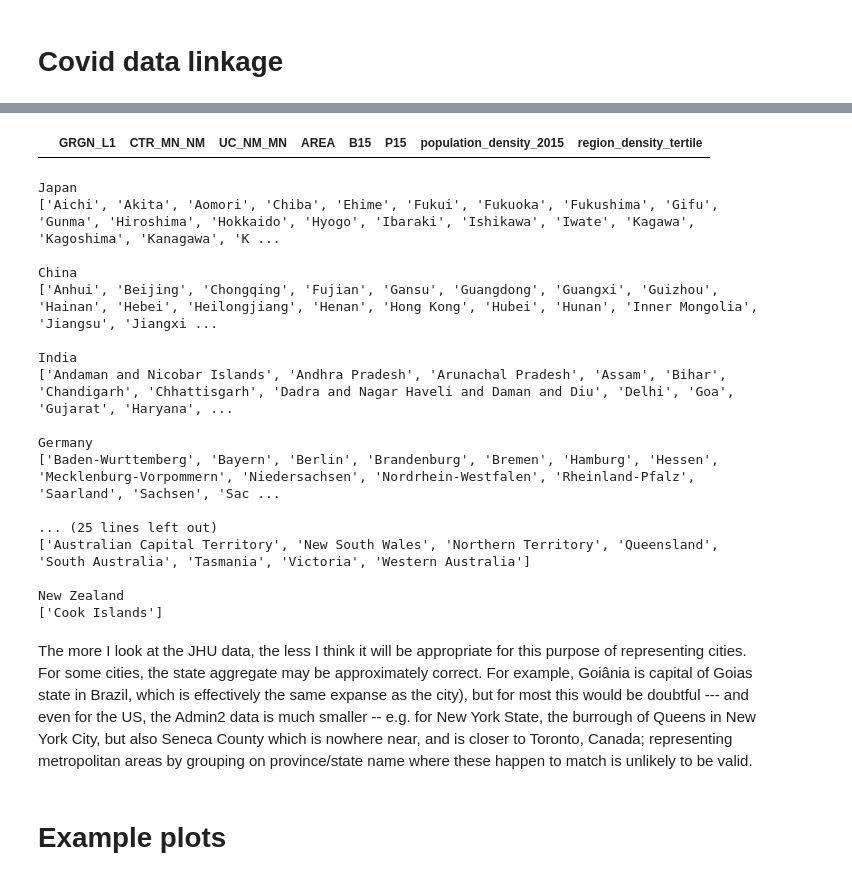
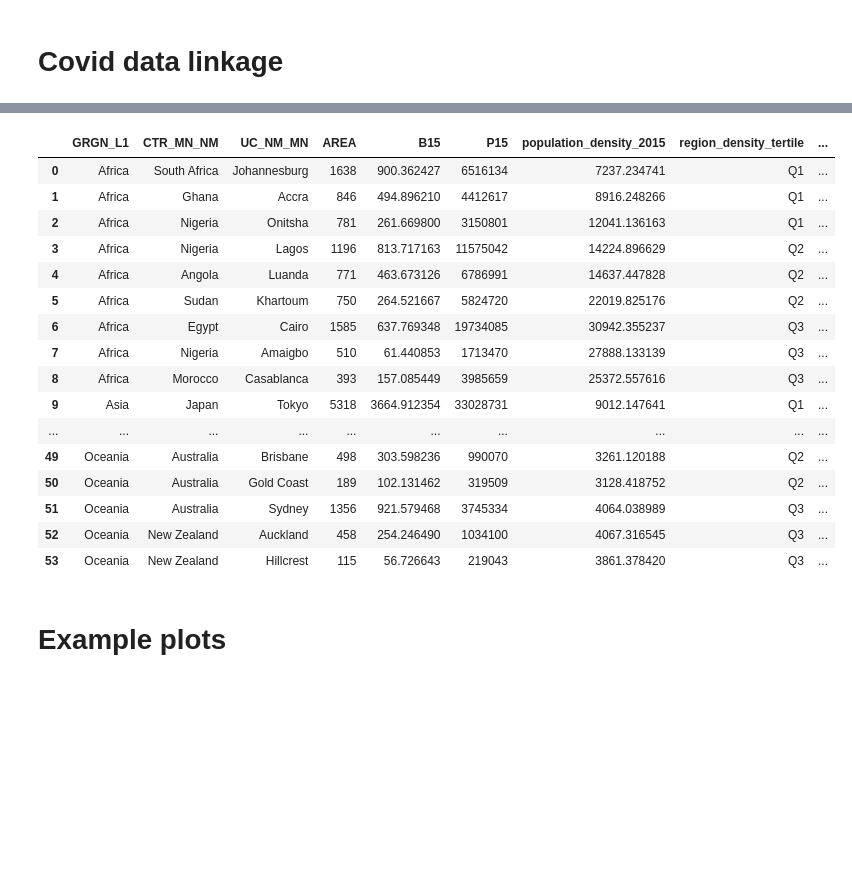
Before and after one commit to carlhiggs/urban_density_covid_linkage, a Jupyter notebook: Population and region data linkage.ipynb, the cells around one changed output, grey strips where cells are left out. Saved outputs shown, nothing was run; the diff lists cells and outputs as text; code cells hidden in the pictures; blank space fills up the shorter version.

```diff
--- a/Population and region data linkage.ipynb
+++ b/Population and region data linkage.ipynb
@@ -216,38 +184,24 @@ df[df['Country_Region'].isin(sample['CTR_MN_NM'])]
-# %%
-# Even the US data is problematic, unless grouped by province....
-
-sample.loc[(sample['CTR_MN_NM']=='US') &
-           (sample['UC_NM_MN'].isin(df['Admin2']))]
-# %% [output]
-|  | GRGN_L1 | CTR_MN_NM | UC_NM_MN | AREA | B15 | P15 | population_density_2015 | region_density_tertile |
-# %%
-# eg as per New York, its disaggregated into smaller Admin2 levels
-df.loc[df['Province_State']=='New York']
-
-# perhaps the assumption we can do is 'Province_State' is analogous to a city?
-for country in sample[sample['CTR_MN_NM'].isin(df['Country_Region'])]['CTR_MN_NM'].unique():
-    print(f'\n{country}')
-    print(df.loc[df['Country_Region']==country]['Province_State'].to_list())
-# %% [output]
-Japan
-['Aichi', 'Akita', 'Aomori', 'Chiba', 'Ehime', 'Fukui', 'Fukuoka', 'Fukushima', 'Gifu', 'Gunma', 'Hiroshima', 'Hokkaido', 'Hyogo', 'Ibaraki', 'Ishikawa', 'Iwate', 'Kagawa', 'Kagoshima', 'Kanagawa', 'K ...
-
-China
-['Anhui', 'Beijing', 'Chongqing', 'Fujian', 'Gansu', 'Guangdong', 'Guangxi', 'Guizhou', 'Hainan', 'Hebei', 'Heilongjiang', 'Henan', 'Hong Kong', 'Hubei', 'Hunan', 'Inner Mongolia', 'Jiangsu', 'Jiangxi ...
-
-India
-['Andaman and Nicobar Islands', 'Andhra Pradesh', 'Arunachal Pradesh', 'Assam', 'Bihar', 'Chandigarh', 'Chhattisgarh', 'Dadra and Nagar Haveli and Daman and Diu', 'Delhi', 'Goa', 'Gujarat', 'Haryana', ...
-
-Germany
-['Baden-Wurttemberg', 'Bayern', 'Berlin', 'Brandenburg', 'Bremen', 'Hamburg', 'Hessen', 'Mecklenburg-Vorpommern', 'Niedersachsen', 'Nordrhein-Westfalen', 'Rheinland-Pfalz', 'Saarland', 'Sachsen', 'Sac ...
-
-... (25 lines left out)
-['Australian Capital Territory', 'New South Wales', 'Northern Territory', 'Queensland', 'South Australia', 'Tasmania', 'Victoria', 'Western Australia']
-
-New Zealand
-['Cook Islands']
-# %% [markdown]
-The more I look at the JHU data, the less I think it will be appropriate for this purpose of representing cities.  For some cities, the state aggregate may be approximately correct.  For example, Goiânia is  capital of Goias state in Brazil, which is effectively the same expanse as the city), but for most this would be doubtful --- and even for the US, the Admin2 data is much smaller -- e.g. for New York State, the burrough of Queens in New York City, but also Seneca County which is nowhere near, and is closer to Toronto, Canada; representing metropolitan areas by grouping on province/state name where these happen to match is unlikely to be valid.
+# %%
+linked = sample.merge(df, how='left', on=['GRGN_L1','CTR_MN_NM','UC_NM_MN'])
+linked
+# %% [output]
+|  | GRGN_L1 | CTR_MN_NM | UC_NM_MN | AREA | B15 | P15 | population_density_2015 | region_density_tertile | ... |
+| 0 | Africa | South Africa | Johannesburg | 1638 | 900.362427 | 6516134 | 7237.234741 | Q1 | ... |
+| 1 | Africa | Ghana | Accra | 846 | 494.896210 | 4412617 | 8916.248266 | Q1 | ... |
+| 2 | Africa | Nigeria | Onitsha | 781 | 261.669800 | 3150801 | 12041.136163 | Q1 | ... |
+| 3 | Africa | Nigeria | Lagos | 1196 | 813.717163 | 11575042 | 14224.896629 | Q2 | ... |
+| 4 | Africa | Angola | Luanda | 771 | 463.673126 | 6786991 | 14637.447828 | Q2 | ... |
+| 5 | Africa | Sudan | Khartoum | 750 | 264.521667 | 5824720 | 22019.825176 | Q2 | ... |
+| 6 | Africa | Egypt | Cairo | 1585 | 637.769348 | 19734085 | 30942.355237 | Q3 | ... |
+| 7 | Africa | Nigeria | Amaigbo | 510 | 61.440853 | 1713470 | 27888.133139 | Q3 | ... |
+| 8 | Africa | Morocco | Casablanca | 393 | 157.085449 | 3985659 | 25372.557616 | Q3 | ... |
+| 9 | Asia | Japan | Tokyo | 5318 | 3664.912354 | 33028731 | 9012.147641 | Q1 | ... |
+| ... | ... | ... | ... | ... | ... | ... | ... | ... | ... |
+| 49 | Oceania | Australia | Brisbane | 498 | 303.598236 | 990070 | 3261.120188 | Q2 | ... |
+| 50 | Oceania | Australia | Gold Coast | 189 | 102.131462 | 319509 | 3128.418752 | Q2 | ... |
+| 51 | Oceania | Australia | Sydney | 1356 | 921.579468 | 3745334 | 4064.038989 | Q3 | ... |
+| 52 | Oceania | New Zealand | Auckland | 458 | 254.246490 | 1034100 | 4067.316545 | Q3 | ... |
+| 53 | Oceania | New Zealand | Hillcrest | 115 | 56.726643 | 219043 | 3861.378420 | Q3 | ... |
 # %% [markdown]
 # Example plots
 # %%
```
Also changed, not shown: parts of 7 cells of this notebook, 1 other file.
